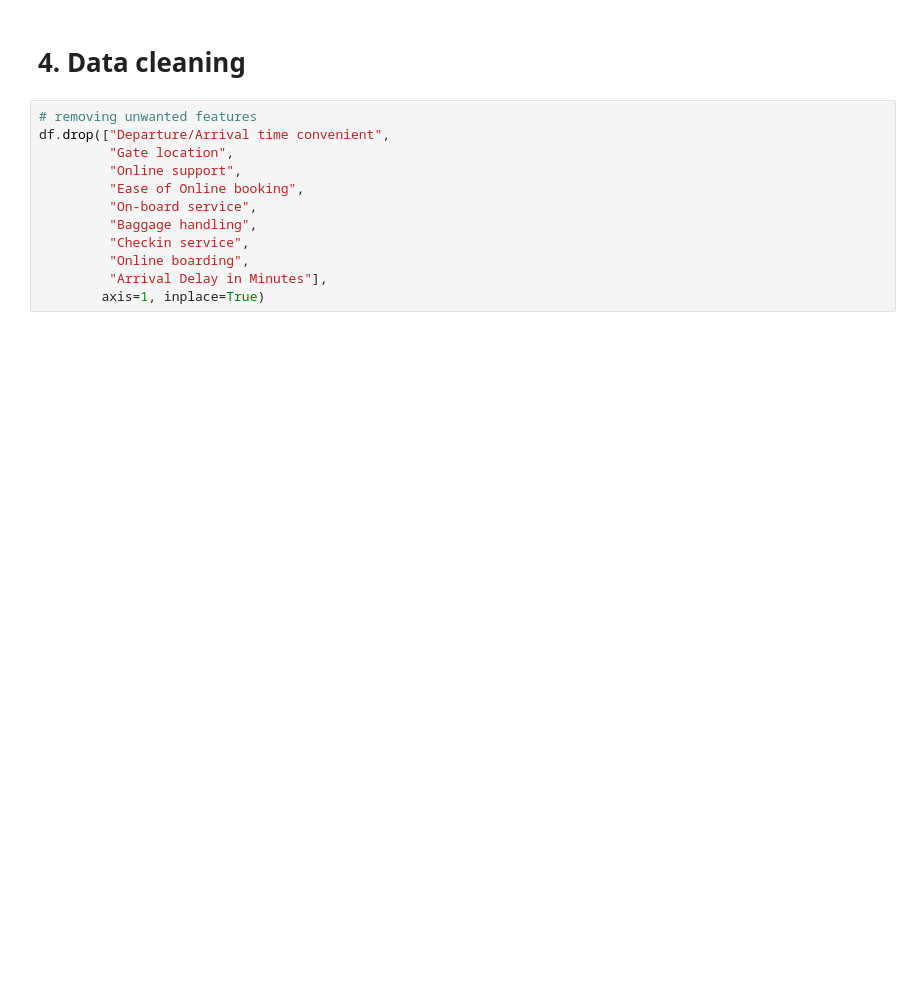
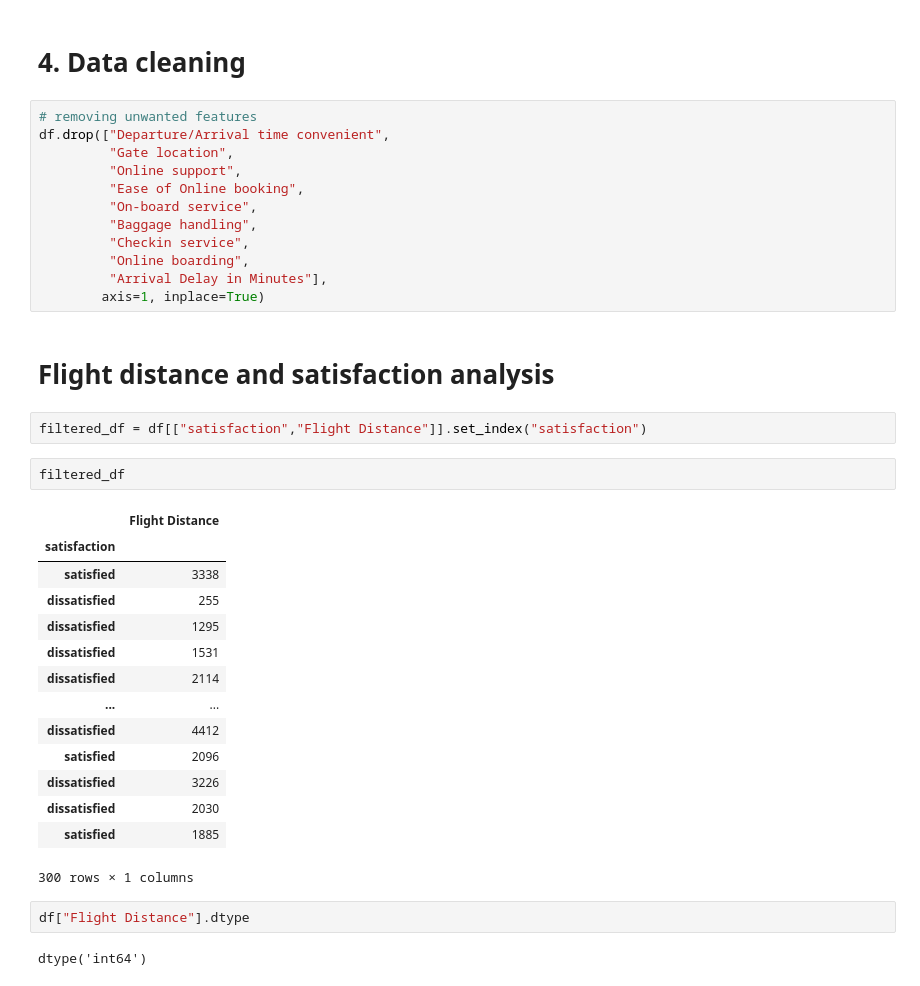
Before and after one commit to HusainE29/Airlines-Dataset, a Jupyter notebook: Airlines Quality Analysis Report.ipynb, the cells around one changed output. Saved outputs shown, nothing was run; the diff lists cells and outputs as text; blank space fills up the shorter version.

Commit message:
Started the first analysis

```diff
--- a/Airlines Quality Analysis Report.ipynb
+++ b/Airlines Quality Analysis Report.ipynb
@@ -88,3 +88,28 @@ df.drop(["Departure/Arrival time convenient",
          "Online boarding",
          "Arrival Delay in Minutes"],
         axis=1, inplace=True)
+# %% [markdown]
+# Flight distance and satisfaction analysis
+# %%
+filtered_df = df[["satisfaction","Flight Distance"]].set_index("satisfaction")
+# %%
+filtered_df
+# %% [output]
+|  | Flight Distance |
+| satisfaction |  |
+| satisfied | 3338 |
+| dissatisfied | 255 |
+| dissatisfied | 1295 |
+| dissatisfied | 1531 |
+| dissatisfied | 2114 |
+| ... | ... |
+| dissatisfied | 4412 |
+| satisfied | 2096 |
+| dissatisfied | 3226 |
+| dissatisfied | 2030 |
+| satisfied | 1885 |
+300 rows × 1 columns
+# %%
+df["Flight Distance"].dtype
+# %% [output]
+dtype('int64')
```
Also changed, not shown: parts of 6 cells of this notebook.
